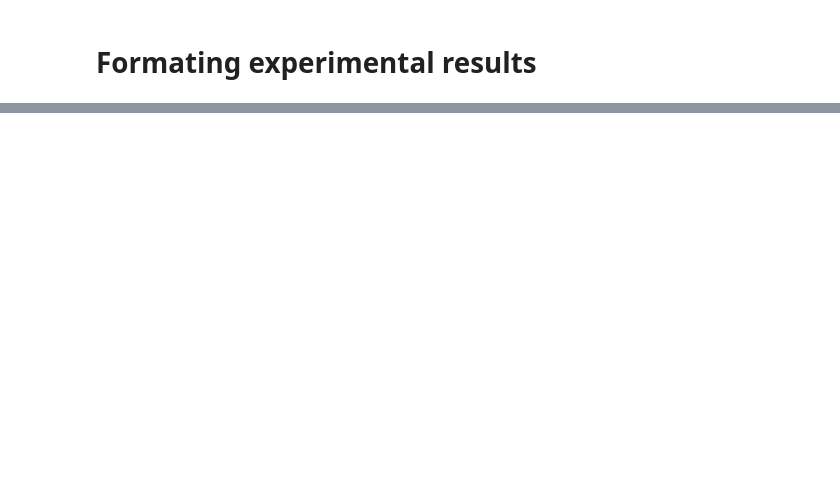
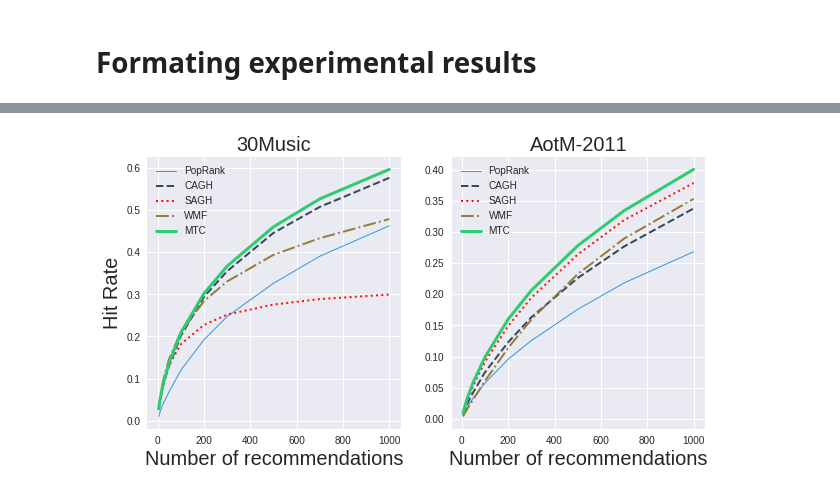
Before and after one commit to chengsoonong/digbeta, a Jupyter notebook: dchen/music/format_results.ipynb, the cells around one changed output, grey strips where cells are left out. Drawn from its saved outputs; the diff is of its cells as text; code cells hidden in the pictures; blank space fills up the shorter version.

```diff
--- a/dchen/music/format_results.ipynb
+++ b/dchen/music/format_results.ipynb
@@ -168,0 +296,4 @@ plt.savefig('%s-%d.svg' % (dataset_name, task))
+# %%
+gen_curve('setting3', ('Hit-Rate', 'Hit Rate'), algos[:-1] + [('mf', 'WMF'), ('mtc', 'MTC')], svgfile='hr3.svg')
+# %% [output]
+[figure, added]
```
Also changed, not shown: parts of 68 cells of this notebook.
